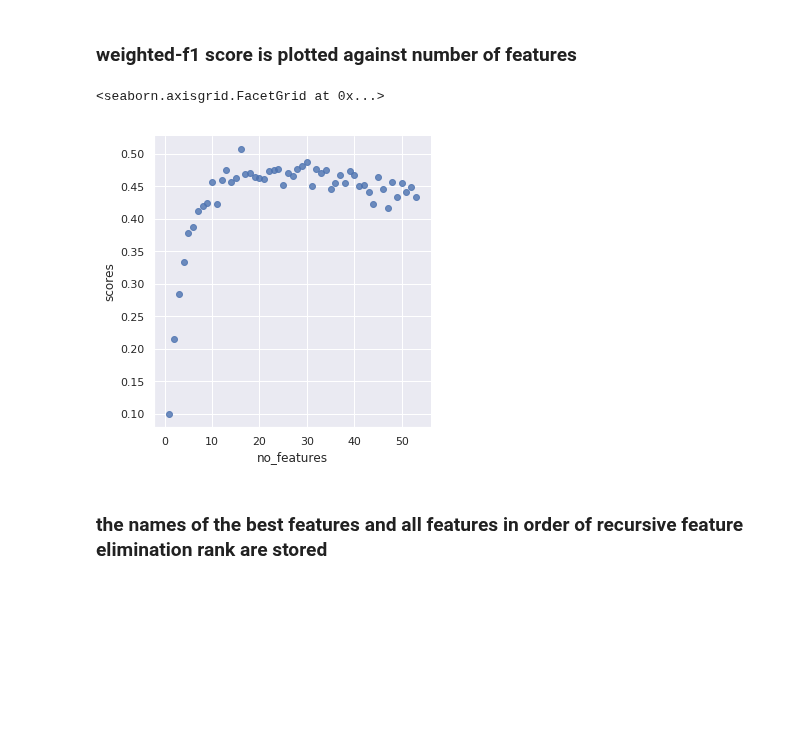
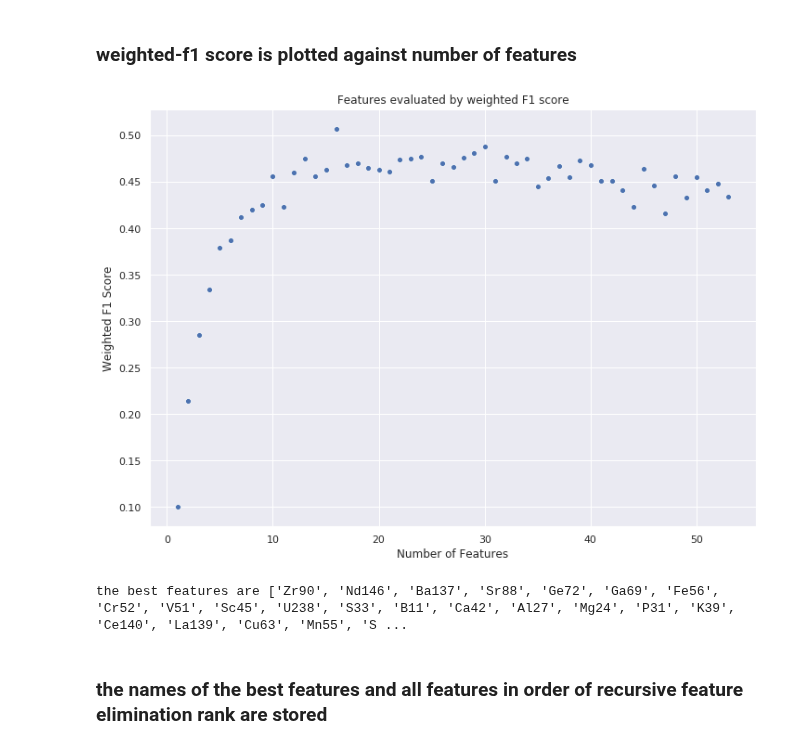
Before and after one commit to Spelaeo123/Machine_Learning, a Jupyter notebook: paper_1_notebooks/2 feature_selection.ipynb, the cells around one changed output. Drawn from its saved outputs; the diff is of its cells as text; code cells hidden in the pictures; blank space fills up the shorter version.

Commit message:
modified plots so nicer looking

```diff
--- a/paper_1_notebooks/2 feature_selection.ipynb
+++ b/paper_1_notebooks/2 feature_selection.ipynb
@@ -144,13 +144,18 @@ best_feats = list(feat_ranks['features'][0: best_number_feats_rfe])
 # %% [markdown]
 ### weighted-f1 score is plotted against number of features
 # %%
-RFCV_df = pd.DataFrame(data = {'no_features' : range(1, len(my_rfc_selector.grid_scores_) + 1), 'scores': my_rfc_selector.grid_scores_})
+RFCV_df = pd.DataFrame(data = {'Number of Features' : range(1, len(my_rfc_selector.grid_scores_) + 1), 'Weighted F1 Score': my_rfc_selector.grid_scores_})
-# %%
-sns.set(rc={'figure.figsize':(15.7,15.27)})
-sns.lmplot(data = RFCV_df, x = 'no_features', y = 'scores', fit_reg=False)
-# %% [output]
-<seaborn.axisgrid.FacetGrid at 0x...>
-[figure, removed]
+# %%
+sns.set(rc={'figure.figsize':(11.7,8.27)})
+plot = sns.scatterplot(data = RFCV_df, x = 'Number of Features', y = 'Weighted F1 Score').set_title('Features evaluated by weighted F1 score')
+fig = plot.get_figure()
+fig.savefig('figures/rfe.png')
+# %% [output]
+[figure, added]
+# %%
+print('the best features are {0}'.format(best_feats))
+# %% [output]
+the best features are ['Zr90', 'Nd146', 'Ba137', 'Sr88', 'Ge72', 'Ga69', 'Fe56', 'Cr52', 'V51', 'Sc45', 'U238', 'S33', 'B11', 'Ca42', 'Al27', 'Mg24', 'P31', 'K39', 'Ce140', 'La139', 'Cu63', 'Mn55', 'S ...
 # %% [markdown]
 ### the names of the best features and all features in order of recursive feature elimination rank are stored
 # %%
```
Also changed, not shown: 12 other files.
